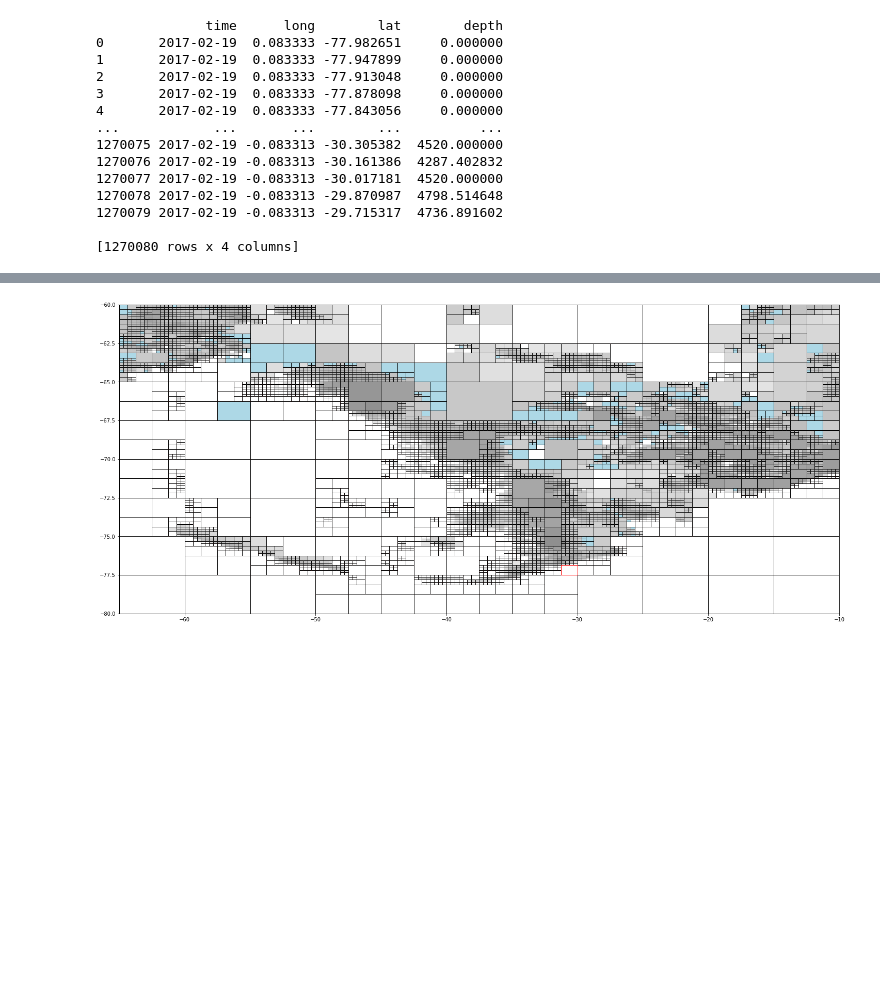
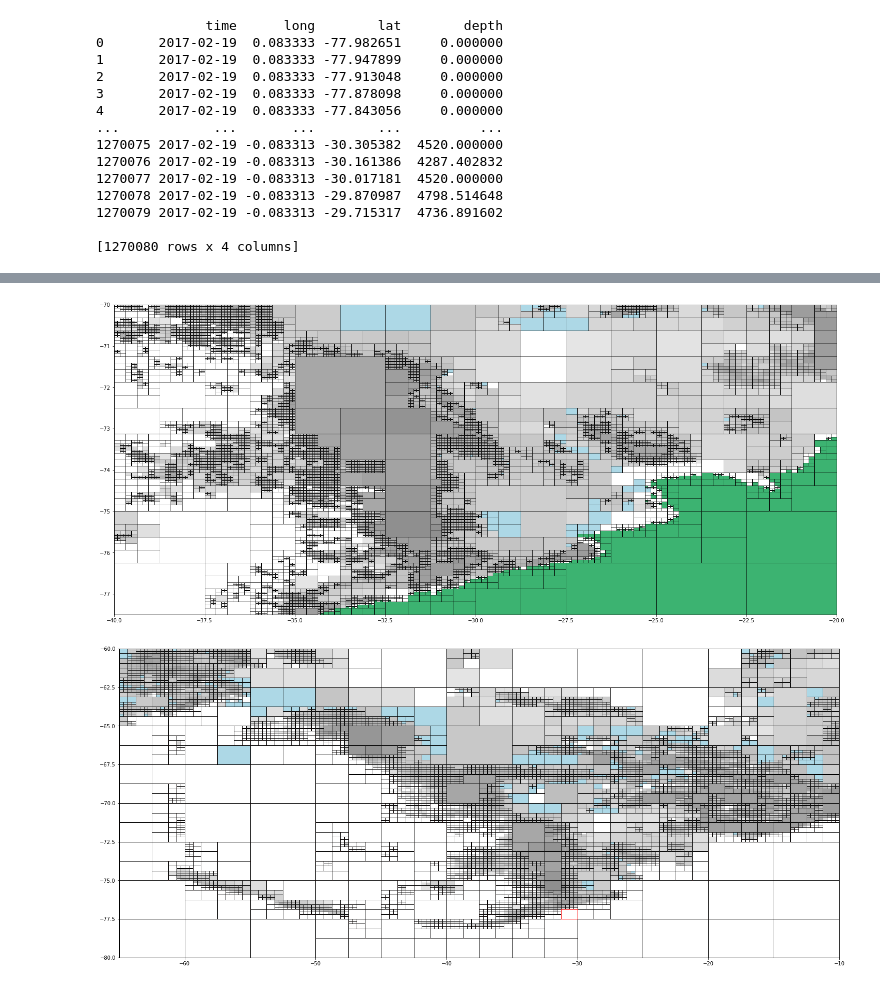
Before and after one commit to antarctica/PolarRoute, a Jupyter notebook: Modis_Testing.ipynb, the cells around one changed output, grey strips where cells are left out. Cells and saved outputs as stored; diff of their text form; code cells hidden in the pictures; blank space fills up the shorter version.

```diff
--- a/Modis_Testing.ipynb
+++ b/Modis_Testing.ipynb
@@ -125,3 +169,8 @@ modis_grid.plot()
+# %%
+modis_grid.iterativeSplit(6, splittingPercentage, splitMinProp, splitMaxProp)
+modis_grid.plot()
+# %% [output]
+[figure, added]
 # %%
 cellBox = modis_grid.cellBoxes[431]
 modis_grid.plot(highlightCellBoxes = {cellBox})
```
Also changed, not shown: parts of 7 cells of this notebook.
